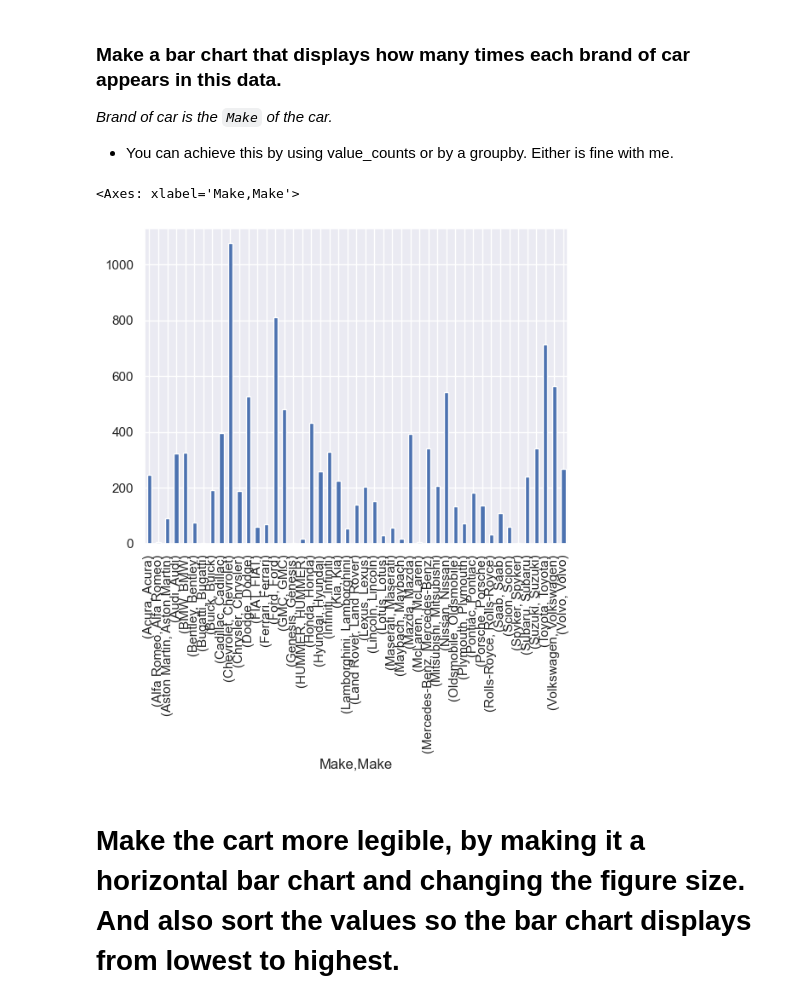
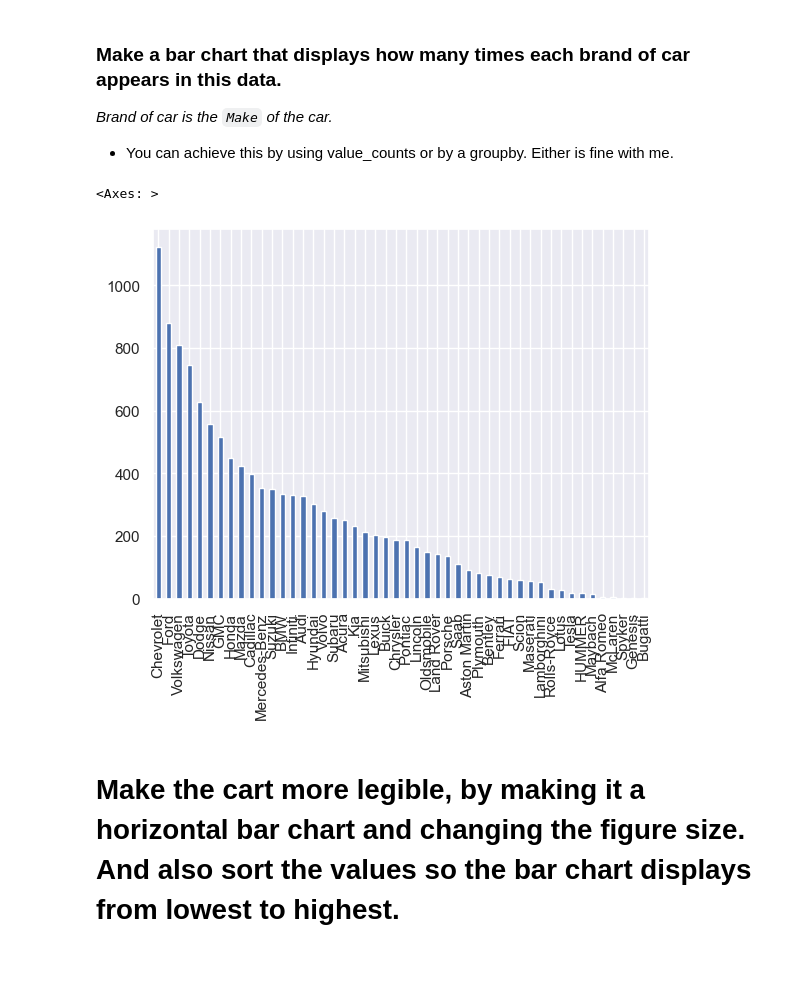
Before and after one commit to JasonWu00/my-fork-2023-fall-data-science, a Jupyter notebook: Week-02-Data-Viz-EDA/Exercise-ZW.ipynb, the cells around one changed output. Drawn from its saved outputs; the diff is of its cells as text; code cells hidden in the pictures; blank space fills up the shorter version.

```diff
--- a/Week-02-Data-Viz-EDA/Exercise-ZW.ipynb
+++ b/Week-02-Data-Viz-EDA/Exercise-ZW.ipynb
@@ -114,13 +114,13 @@ _Brand of car is the `Make` of the car._
 # %%
 # Make a bar chart that displays how many times each brand of car appears in this data.
 
 
 #df.groupby("Make").sum().plot(kind="bar")
-df_brands = df.groupby(["Make"])["Make"].value_counts()
+df_brands = df["Make"].value_counts()
 df_brands.plot(kind="bar")
 # %% [output]
-<Axes: xlabel='Make,Make'>
+<Axes: >
-[figure, old version]
+[figure, new version]
 # %% [markdown]
 # Make the cart more legible, by making it a horizontal bar chart and changing the figure size.  And also sort the values so the bar chart displays from lowest to highest.
 # %%
```
Also changed, not shown: parts of 6 cells of this notebook.
